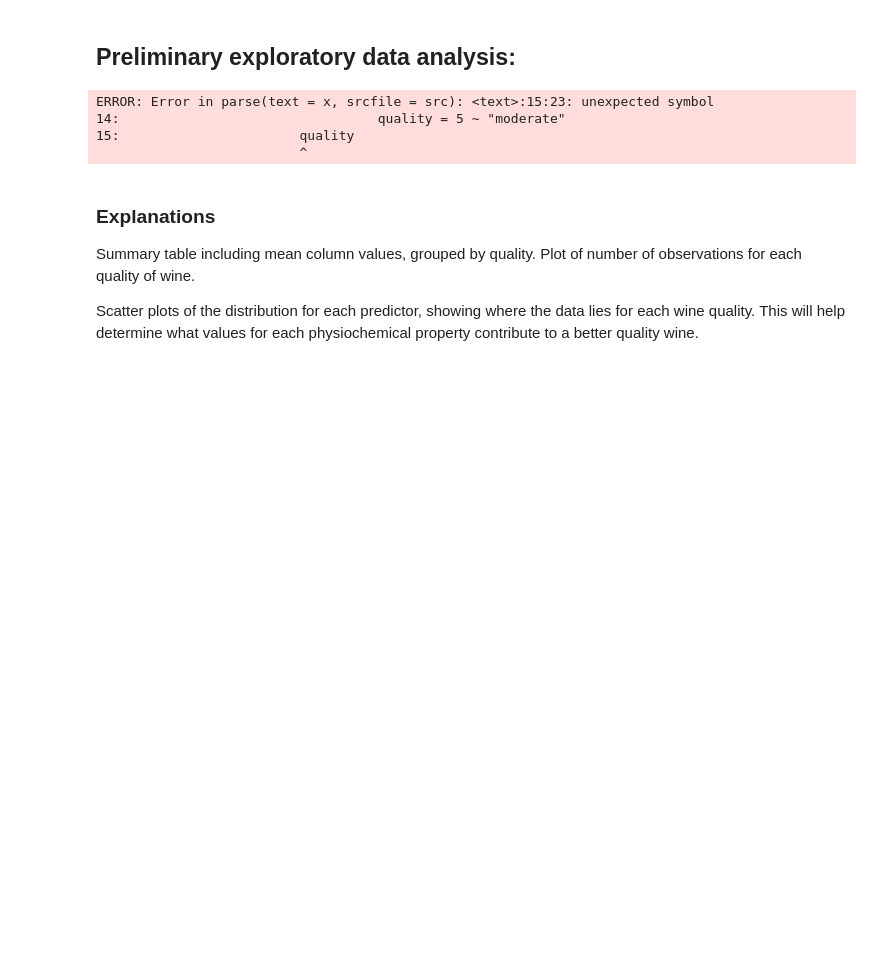
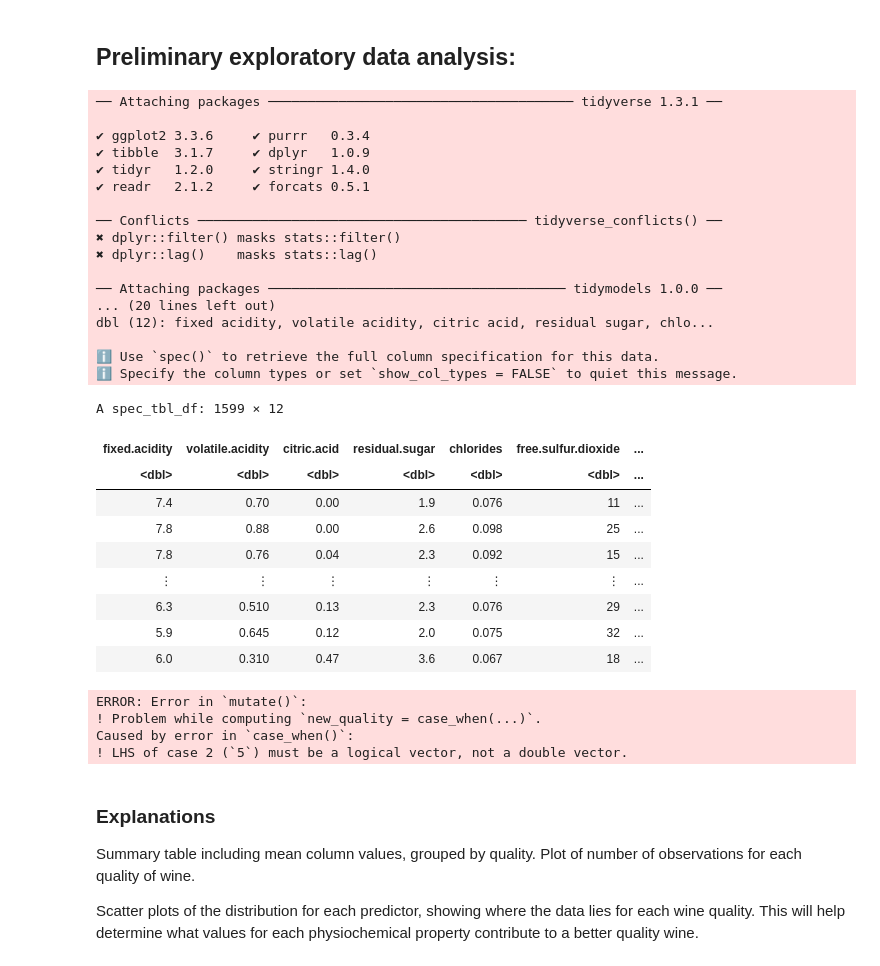
Before and after one commit to meganxu4/dsci100-group-proposal, a Jupyter notebook: proposal.ipynb, the cells around one changed output. Drawn from its saved outputs; the diff is of its cells as text; code cells hidden in the pictures; blank space fills up the shorter version.

Commit message:
fixed error

```diff
--- a/proposal.ipynb
+++ b/proposal.ipynb
@@ -40,28 +40,55 @@ Modeling wine preferences by data mining from physicochemical properties. In Dec
 # %%
 library(repr)
 library(tidyverse)
 library(tidymodels)
 options(repr.matrix.max.rows = 6)
 
 wine_quality <- read_delim("https://archive.ics.uci.edu/ml/machine-learning-databases/wine-quality/winequality-red.csv", delim = ";")
 colnames(wine_quality) <- make.names(colnames(wine_quality))
 wine_quality
 
 wine_quality <- select(wine_quality, volatile.acidity, pH, alcohol, sulphates, residual.sugar, quality) |>
                          mutate(across(1:6, as.numeric)) |>
                         mutate(new_quality = case_when(
                                   quality < 5 ~ "bad",
-                                quality = 5 ~ "moderate",
-                      quality = 6 ~ "good",
+                                quality == 5 ~ "moderate",
+                      quality == 6 ~ "good",
                                 quality >= 7 ~ "excellent",
                                   TRUE ~ "")) |>
                         arrange(quality)
 wine_quality
 # %% [output]
-ERROR: Error in parse(text = x, srcfile = src): <text>:15:23: unexpected symbol
-14:                                 quality = 5 ~ "moderate"
-15:                       quality
-                          ^
+── Attaching packages ─────────────────────────────────────── tidyverse 1.3.1 ──
+
+✔ ggplot2 3.3.6     ✔ purrr   0.3.4
+✔ tibble  3.1.7     ✔ dplyr   1.0.9
+✔ tidyr   1.2.0     ✔ stringr 1.4.0
+✔ readr   2.1.2     ✔ forcats 0.5.1
+
+── Conflicts ────────────────────────────────────────── tidyverse_conflicts() ──
+✖ dplyr::filter() masks stats::filter()
+✖ dplyr::lag()    masks stats::lag()
+
+── Attaching packages ────────────────────────────────────── tidymodels 1.0.0 ──
+... (20 lines left out)
+dbl (12): fixed acidity, volatile acidity, citric acid, residual sugar, chlo...
+
+ℹ Use `spec()` to retrieve the full column specification for this data.
+ℹ Specify the column types or set `show_col_types = FALSE` to quiet this message.
+A spec_tbl_df: 1599 × 12
+| fixed.acidity | volatile.acidity | citric.acid | residual.sugar | chlorides | free.sulfur.dioxide | ... |
+| <dbl> | <dbl> | <dbl> | <dbl> | <dbl> | <dbl> | ... |
+| 7.4 | 0.70 | 0.00 | 1.9 | 0.076 | 11 | ... |
+| 7.8 | 0.88 | 0.00 | 2.6 | 0.098 | 25 | ... |
+| 7.8 | 0.76 | 0.04 | 2.3 | 0.092 | 15 | ... |
+| ⋮ | ⋮ | ⋮ | ⋮ | ⋮ | ⋮ | ... |
+| 6.3 | 0.510 | 0.13 | 2.3 | 0.076 | 29 | ... |
+| 5.9 | 0.645 | 0.12 | 2.0 | 0.075 | 32 | ... |
+| 6.0 | 0.310 | 0.47 | 3.6 | 0.067 | 18 | ... |
+ERROR: Error in `mutate()`:
+! Problem while computing `new_quality = case_when(...)`.
+Caused by error in `case_when()`:
+! LHS of case 2 (`5`) must be a logical vector, not a double vector.
 # %% [markdown]
 ### Explanations
 
```
